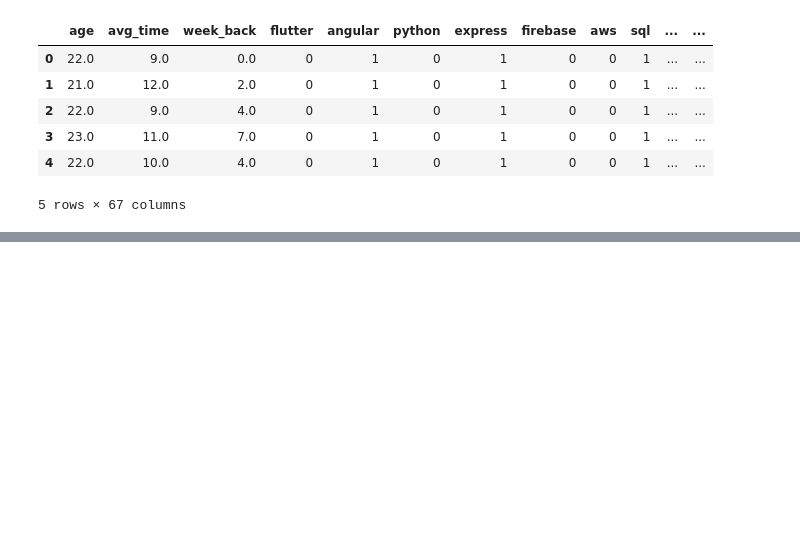
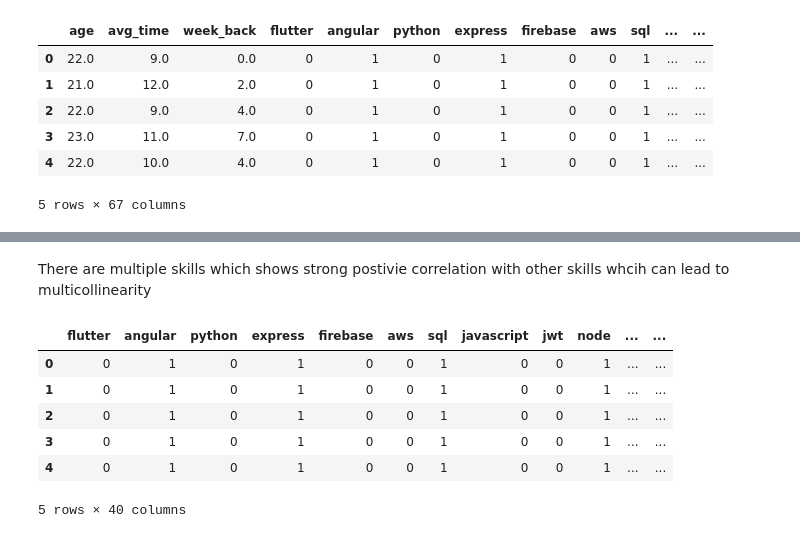
Before and after one commit to mubarakmayyeri/worth-machine-learning, a Jupyter notebook: 4_preprocessing/1_preprocessing_combined.ipynb, the cells around one changed output, grey strips where cells are left out. Cells and saved outputs as stored; diff of their text form; code cells hidden in the pictures; blank space fills up the shorter version.

```diff
--- a/4_preprocessing/1_preprocessing_combined.ipynb
+++ b/4_preprocessing/1_preprocessing_combined.ipynb
@@ -422,0 +436,12 @@ top_corr_features
+# %% [markdown]
+There are multiple skills which shows strong postivie correlation with other skills whcih can lead to multicollinearity
+# %%
+skills_df.head()
+# %% [output]
+|  | flutter | angular | python | express | firebase | aws | sql | javascript | jwt | node | ... | ... |
+| 0 | 0 | 1 | 0 | 1 | 0 | 0 | 1 | 0 | 0 | 1 | ... | ... |
+| 1 | 0 | 1 | 0 | 1 | 0 | 0 | 1 | 0 | 0 | 1 | ... | ... |
+| 2 | 0 | 1 | 0 | 1 | 0 | 0 | 1 | 0 | 0 | 1 | ... | ... |
+| 3 | 0 | 1 | 0 | 1 | 0 | 0 | 1 | 0 | 0 | 1 | ... | ... |
+| 4 | 0 | 1 | 0 | 1 | 0 | 0 | 1 | 0 | 0 | 1 | ... | ... |
+5 rows × 40 columns
```
Also changed, not shown: parts of 22 cells of this notebook.
